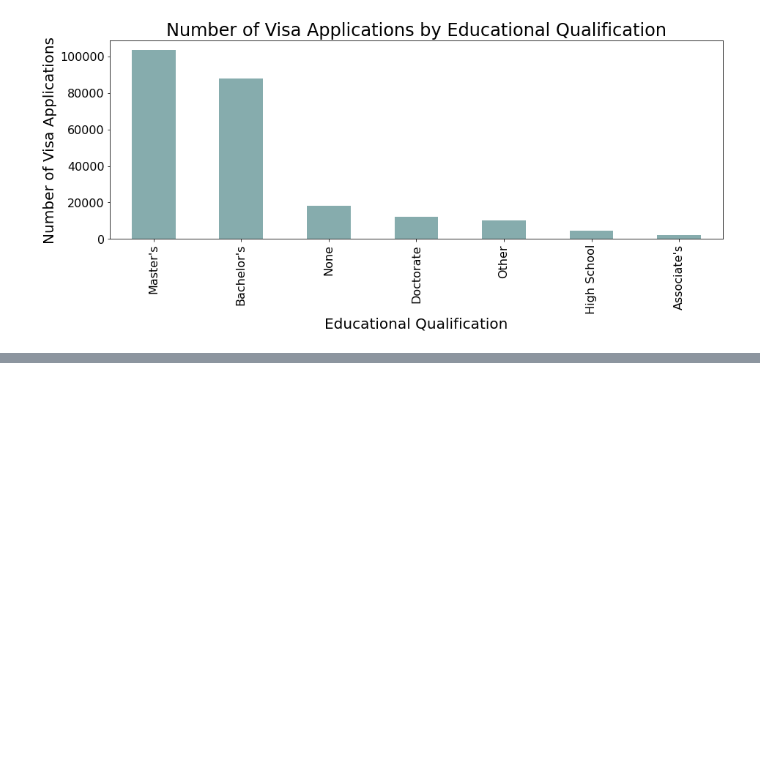
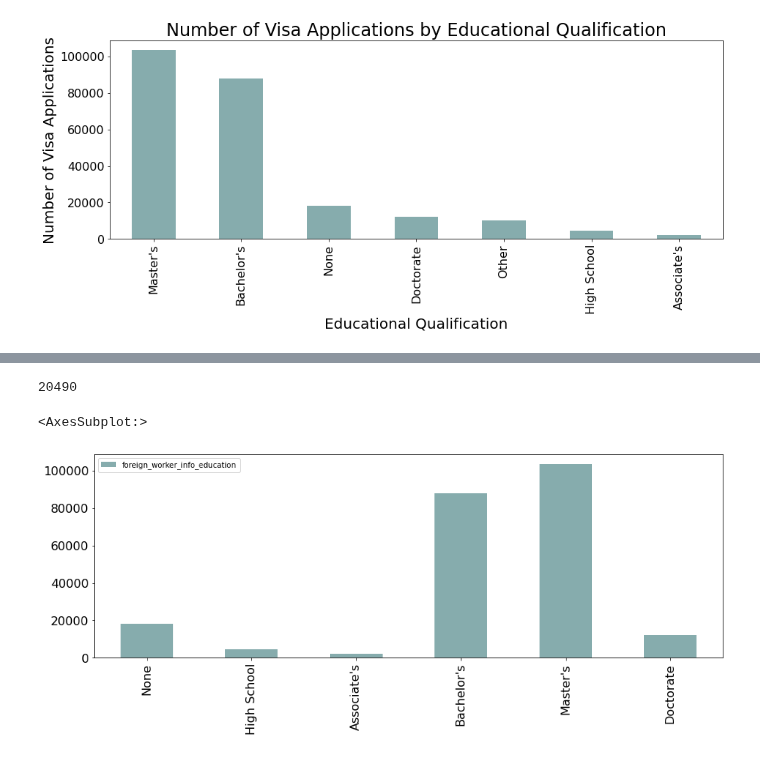
Before and after one commit to andy8001/python_visa, a Jupyter notebook: analysis/einwandererAbschluss.ipynb, the cells around one changed output, grey strips where cells are left out. Saved outputs shown, nothing was run; the diff lists cells and outputs as text; code cells hidden in the pictures; blank space fills up the shorter version.

```diff
--- a/analysis/einwandererAbschluss.ipynb
+++ b/analysis/einwandererAbschluss.ipynb
@@ -32,0 +52,17 @@ Die meisten Bewerber haben einen Master oder Bachelor.
+# %%
+visas_df[visas_df["foreign_worker_info_education"]=="Other"].size
+# %% [output]
+20490
+# %%
+visas_df = visas_df[visas_df["foreign_worker_info_education"]!="Other"]
+# %%
+categories = ["None", "High School", "Associate's", "Bachelor's", "Master's", "Doctorate"]
+# %%
+tmp = visas_df['foreign_worker_info_education'].value_counts().to_frame()
+# %%
+tmp = tmp.reindex(categories)
+# %%
+tmp.plot(kind="bar", figsize = [15,5])
+# %% [output]
+<AxesSubplot:>
+[figure, added]
```
Also changed, not shown: parts of 14 cells of this notebook, 3 other files.
